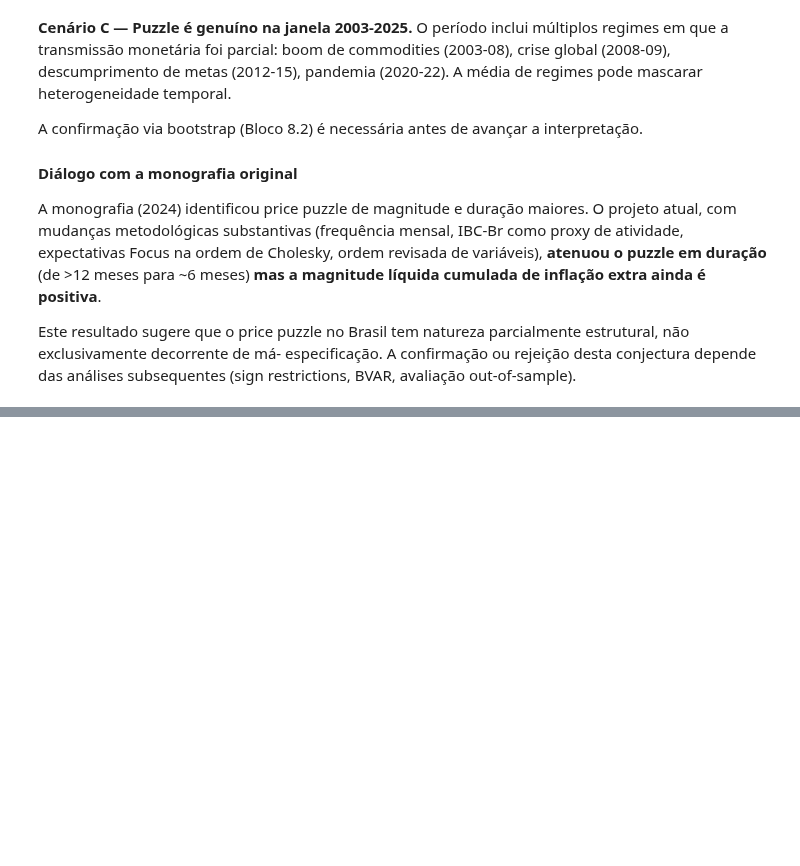
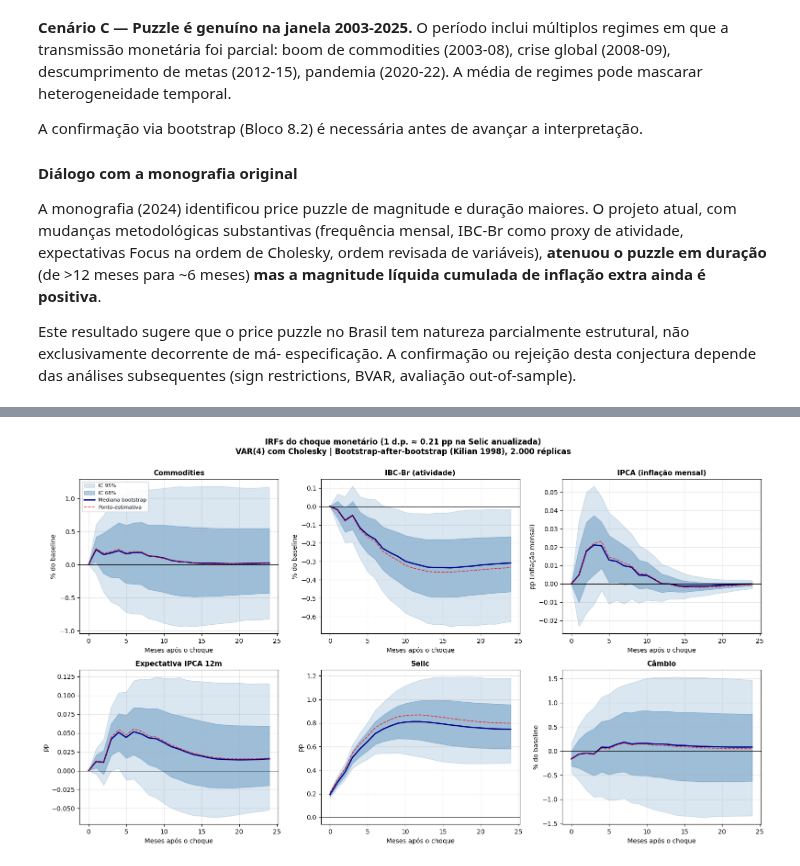
Before and after one commit to lDelmondes/politica-monetaria-br, a Jupyter notebook: notebooks/05_var_baseline.ipynb, the cells around one changed output, grey strips where cells are left out. Drawn from its saved outputs; the diff is of its cells as text; code cells hidden in the pictures; blank space fills up the shorter version.

Commit message:
Adiciona bootstrap-after-bootstrap

```diff
--- a/notebooks/05_var_baseline.ipynb
+++ b/notebooks/05_var_baseline.ipynb
@@ -1463,0 +1966,83 @@ out-of-sample).
+# %%
+# =============================================================================
+# Visualização final: IRFs com bandas de 68% e 95%
+# =============================================================================
+
+# Labels e unidades por variável
+labels_pt = {
+    'd_ln_commodities': 'Commodities',
+    'd_ln_ibcbr':       'IBC-Br (atividade)',
+    'ipca':             'IPCA (inflação mensal)',
+    'd_exp_ipca_12m':   'Expectativa IPCA 12m',
+    'd_selic':          'Selic',
+    'd_ln_cambio':      'Câmbio',
+}
+
+# Unidades: log-difs cumuladas viram % do baseline (multiplicar por 100);
+# IPCA, d_selic, d_exp ficam em pp
+def escala_e_unidade(nome):
+    if nome in ['d_ln_commodities', 'd_ln_ibcbr', 'd_ln_cambio']:
+        return 100.0, '% do baseline'
+    elif nome == 'ipca':
+        return 1.0, 'pp (inflação mensal)'
+    else:  # d_selic, d_exp_ipca_12m
+        return 1.0, 'pp'
+
+# Plot 2x3
+fig, axes = plt.subplots(2, 3, figsize=(16, 9))
+axes = axes.flatten()
+
+horizonte_x = np.arange(HORIZONTE + 1)
+
+for i, nome in enumerate(nomes_vars):
+    ax = axes[i]
+    escala, unidade = escala_e_unidade(nome)
+
+    # Mediana
+    mediana = bandas['q500'][:, i] * escala
+    # Bandas
+    b95_inf = bandas['q025'][:, i] * escala
+    b95_sup = bandas['q975'][:, i] * escala
+    b68_inf = bandas['q160'][:, i] * escala
+    b68_sup = bandas['q840'][:, i] * escala
+    # Ponto-estimativa original (para comparação)
+    pe = ponto_estimativa[:, i] * escala
+
+    # Banda 95% (mais clara, atrás)
+    ax.fill_between(horizonte_x, b95_inf, b95_sup,
+                     color='steelblue', alpha=0.20, label='IC 95%')
+    # Banda 68% (mais escura, na frente)
+    ax.fill_between(horizonte_x, b68_inf, b68_sup,
+                     color='steelblue', alpha=0.40, label='IC 68%')
+    # Mediana bootstrap
+    ax.plot(horizonte_x, mediana, color='darkblue', linewidth=2,
+            label='Mediana bootstrap')
+    # Ponto-estimativa original (linha tracejada para comparação)
+    ax.plot(horizonte_x, pe, color='red', linewidth=1.2, linestyle='--',
+            alpha=0.8, label='Ponto-estimativa')
+    # Linha zero
+    ax.axhline(0, color='black', linewidth=0.7)
+
+    ax.set_title(labels_pt[nome], fontsize=11, fontweight='bold')
+    ax.set_xlabel('Meses após o choque')
+    ax.set_ylabel(unidade)
+    ax.grid(True, alpha=0.3)
+
+    # Legenda só no primeiro painel
+    if i == 0:
+        ax.legend(loc='best', fontsize=8, framealpha=0.9)
+
+# Magnitude do choque para o título
+choque_pp = np.linalg.cholesky(var_baseline.sigma_u)[idx_choque, idx_choque]
+
+plt.suptitle(
+    f'IRFs do choque monetário (1 d.p. ≈ {choque_pp:.2f} pp na Selic anualizada)\n'
+    f'VAR(4) com Cholesky | Bootstrap-after-bootstrap (Kilian 1998), 2.000 réplicas',
+    fontsize=12, fontweight='bold', y=1.00
+)
+plt.tight_layout()
+plt.savefig('../outputs/figures/08_irfs_bootstrap_kilian.png',
+            dpi=120, bbox_inches='tight')
+plt.show()
+# %% [output]
+[figure, added]
```
Also changed, not shown: parts of 10 cells of this notebook, 1 other file.
